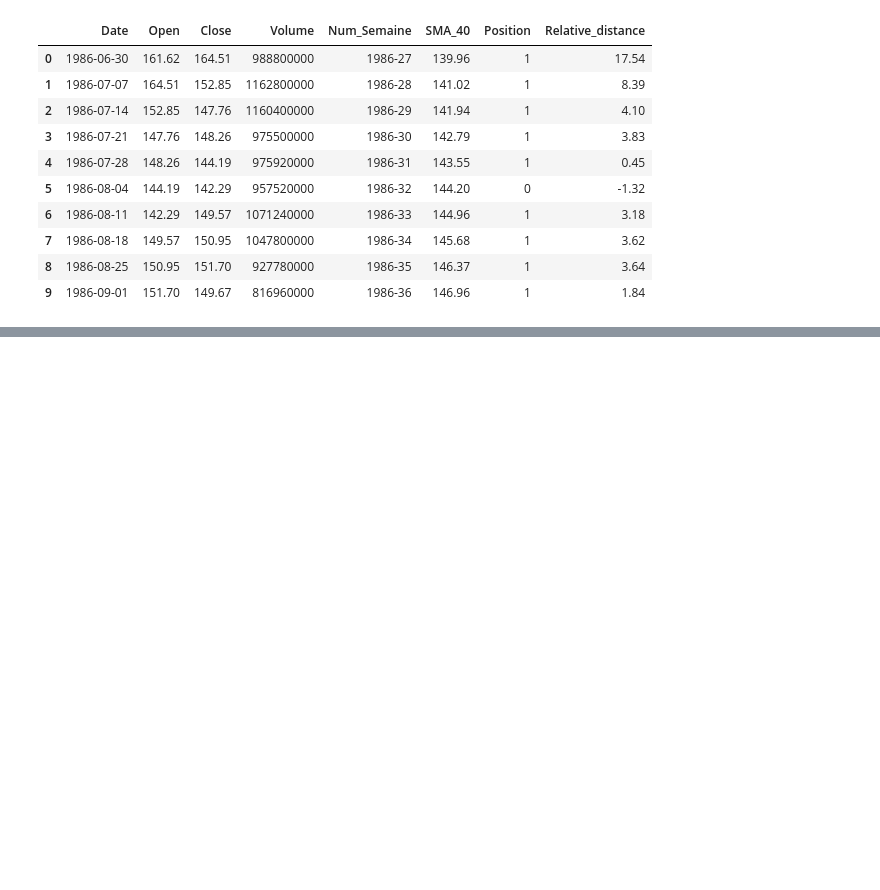
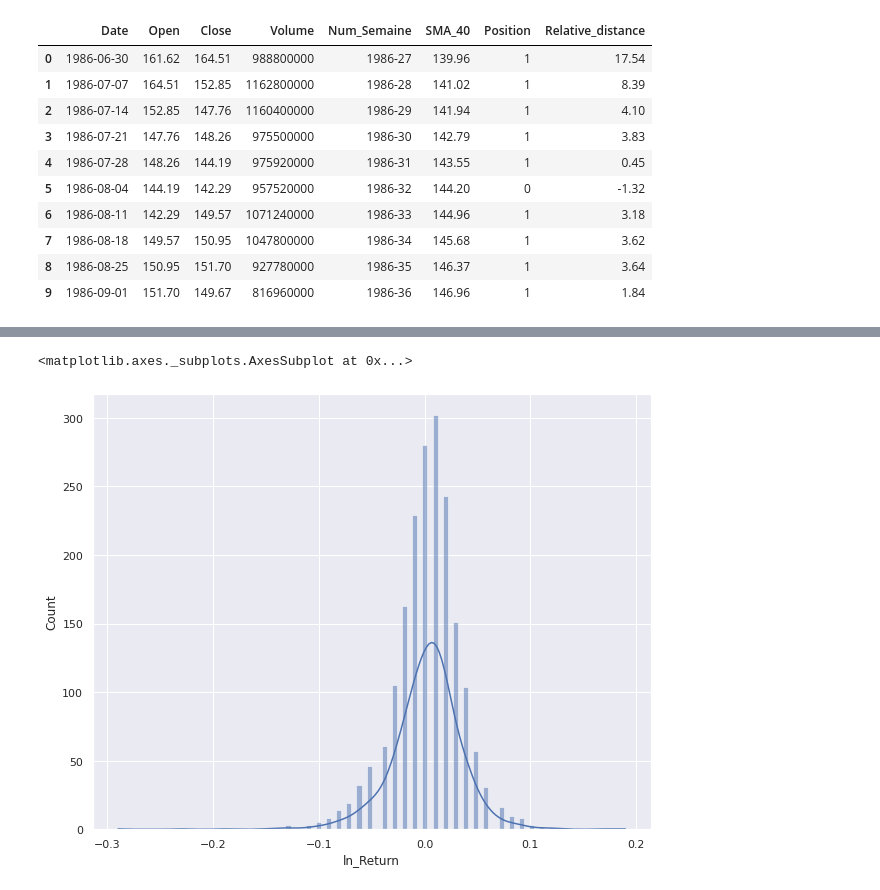
Before and after one commit to AxelRK200/trend_finder_dataiku, a Jupyter notebook: Exploration/Weekly_MA.ipynb, the cells around one changed output, grey strips where cells are left out. Saved outputs shown, nothing was run; the diff lists cells and outputs as text; code cells hidden in the pictures; blank space fills up the shorter version.

```diff
--- a/Exploration/Weekly_MA.ipynb
+++ b/Exploration/Weekly_MA.ipynb
@@ -111,0 +129,5 @@ hist.head(10)
+# %%
+hist["Last_wk_close"] = hist.Close.shift(1)
+# %%
+hist.dropna(subset=['Last_wk_close'], inplace=True)
+hist.reset_index(drop=True, inplace=True)
@@ -111,0 +152,5 @@ hist.head(10)
+# %%
+sns.histplot(data=hist, x="ln_Return", kde=True)
+# %% [output]
+<matplotlib.axes._subplots.AxesSubplot at 0x...>
+[figure, added]
```
Also changed, not shown: parts of 13 cells of this notebook.
